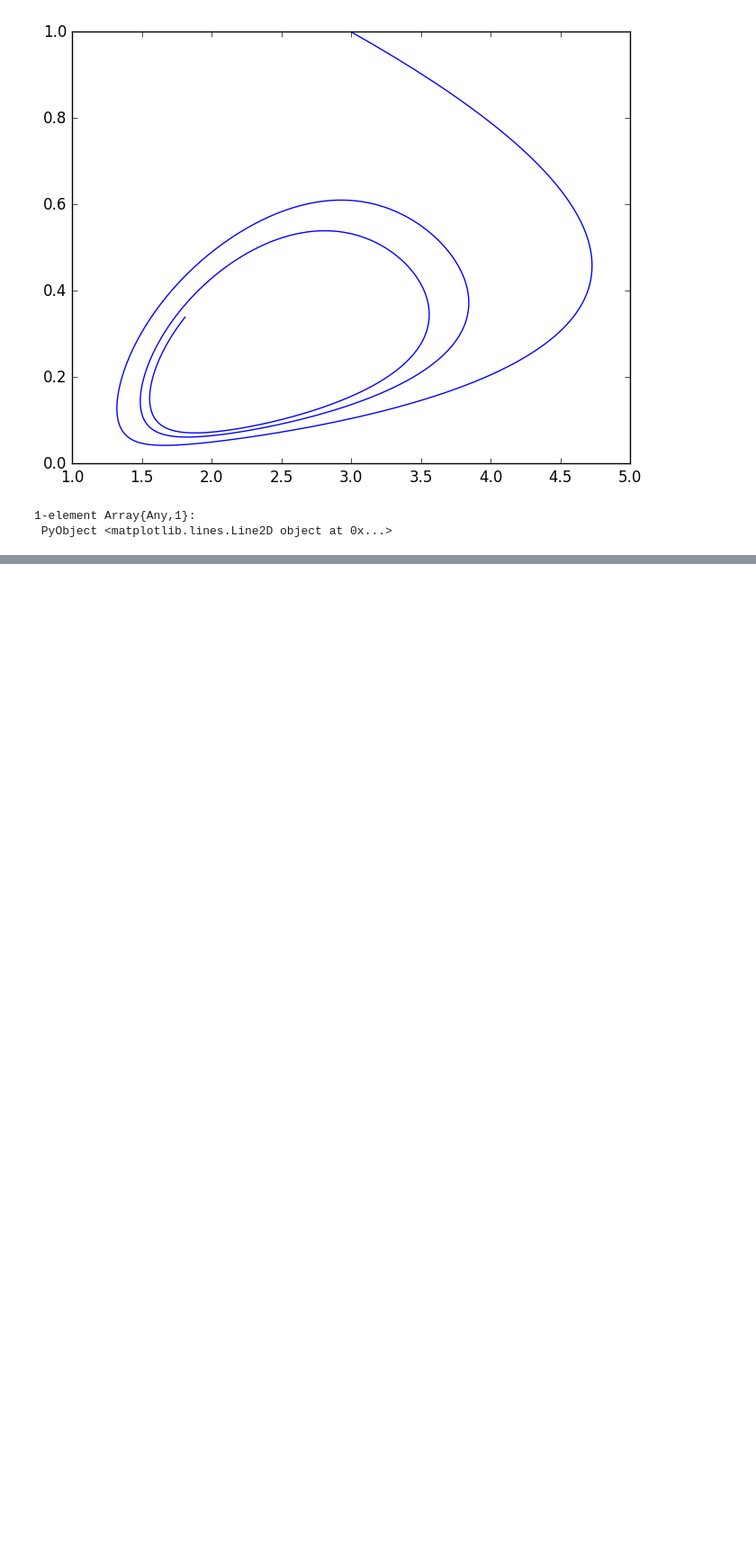
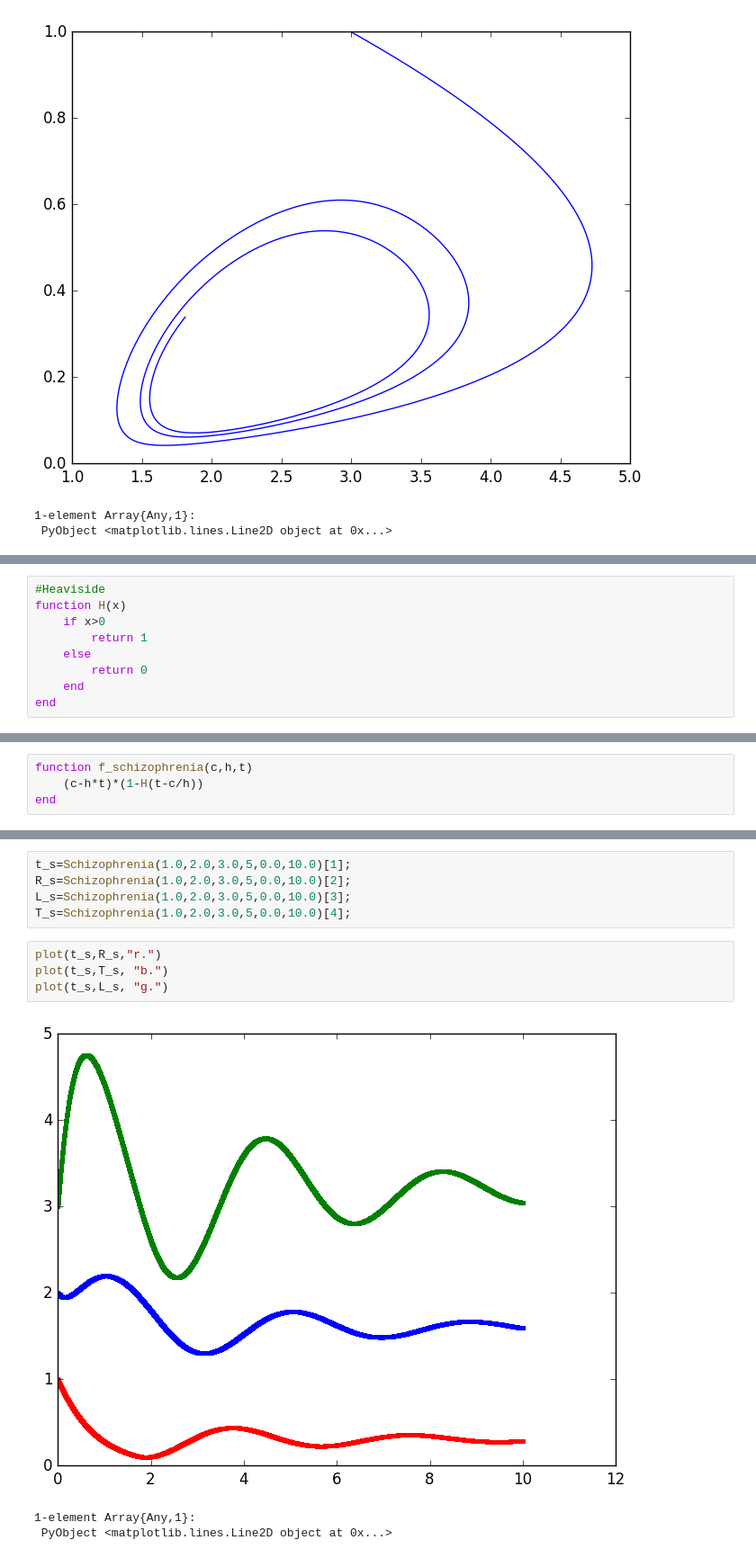
Before and after one commit to YazSant/ProyectoTSFC, a Jupyter notebook: Proyecto.ipynb, the cells around one changed output, grey strips where cells are left out. Shown at 90% size. Drawn from its saved outputs; the diff is of its cells as text; blank space fills up the shorter version.

```diff
--- a/Proyecto.ipynb
+++ b/Proyecto.ipynb
@@ -119,0 +189,9 @@ Referencias:
+# %%
+#Heaviside
+function H(x)
+    if x>0
+        return 1
+    else
+        return 0
+    end
+end
@@ -119,0 +204,4 @@ Referencias:
+# %%
+function f_schizophrenia(c,h,t)
+    (c-h*t)*(1-H(t-c/h))
+end
@@ -119,0 +253,13 @@ Referencias:
+# %%
+t_s=Schizophrenia(1.0,2.0,3.0,5,0.0,10.0)[1];
+R_s=Schizophrenia(1.0,2.0,3.0,5,0.0,10.0)[2];
+L_s=Schizophrenia(1.0,2.0,3.0,5,0.0,10.0)[3];
+T_s=Schizophrenia(1.0,2.0,3.0,5,0.0,10.0)[4];
+# %%
+plot(t_s,R_s,"r.")
+plot(t_s,T_s, "b.")
+plot(t_s,L_s, "g.")
+# %% [output]
+[figure, added]
+1-element Array{Any,1}:
+ PyObject <matplotlib.lines.Line2D object at 0x...>
```
Also changed, not shown: parts of 20 cells of this notebook.
